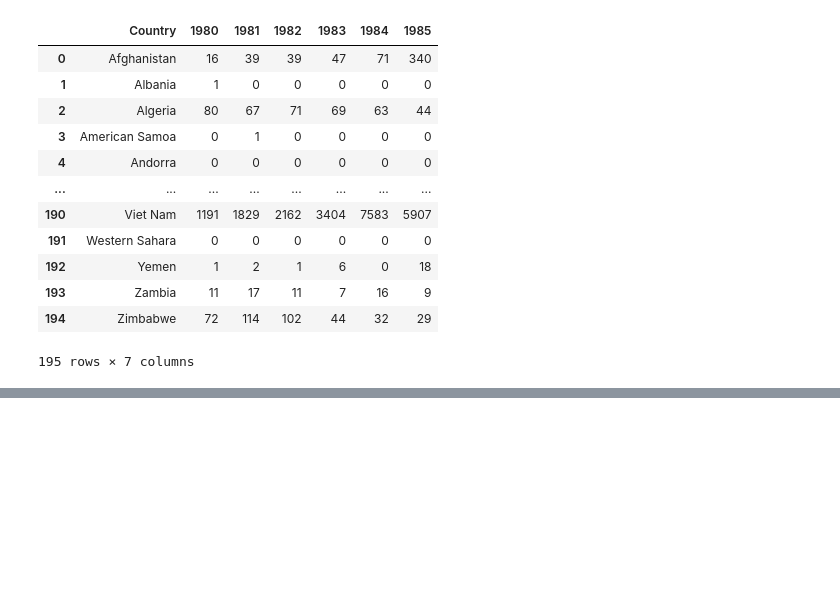
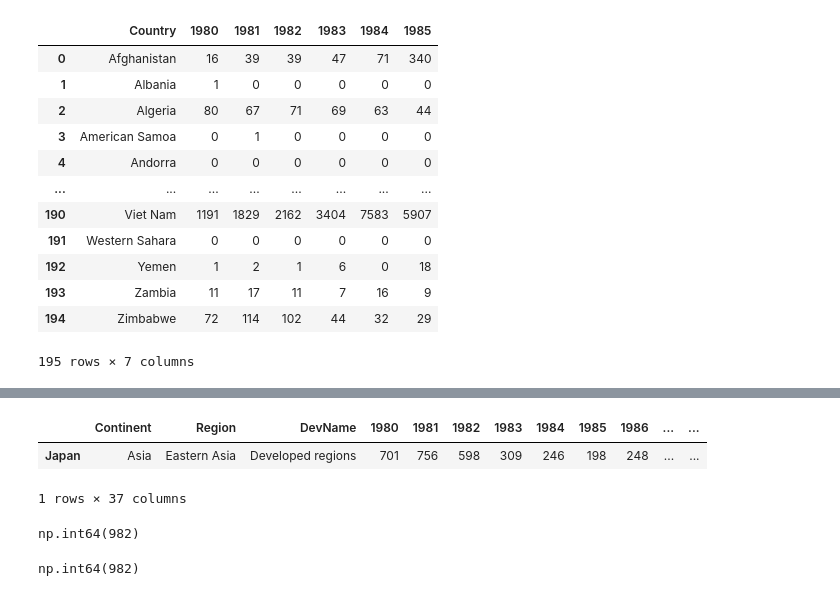
Before and after one commit to Hasan082/Data-Analysis, a Jupyter notebook: DataVisualizationWithPython/pre_processing_a_dataset_using_Pandas.ipynb, the cells around one changed output, grey strips where cells are left out. Drawn from its saved outputs; the diff is of its cells as text; code cells hidden in the pictures; blank space fills up the shorter version.

```diff
--- a/DataVisualizationWithPython/pre_processing_a_dataset_using_Pandas.ipynb
+++ b/DataVisualizationWithPython/pre_processing_a_dataset_using_Pandas.ipynb
@@ -193,0 +207,3 @@ df_cam[['Country', 1980, 1981, 1982, 1983, 1984, 1985]]
+# %%
+df_cam.index.name = None
+df_cam.loc['Japan']
@@ -193,0 +248,14 @@ df_cam[['Country', 1980, 1981, 1982, 1983, 1984, 1985]]
+# %%
+df_cam[df_cam.index == "Japan"]
+# %% [output]
+|  | Continent | Region | DevName | 1980 | 1981 | 1982 | 1983 | 1984 | 1985 | 1986 | ... | ... |
+| Japan | Asia | Eastern Asia | Developed regions | 701 | 756 | 598 | 309 | 246 | 198 | 248 | ... | ... |
+1 rows × 37 columns
+# %%
+df_cam.loc['Japan', 2013]
+# %% [output]
+np.int64(982)
+# %%
+df_cam.iloc[87, 36]
+# %% [output]
+np.int64(982)
```
Also changed, not shown: parts of 20 cells of this notebook.
